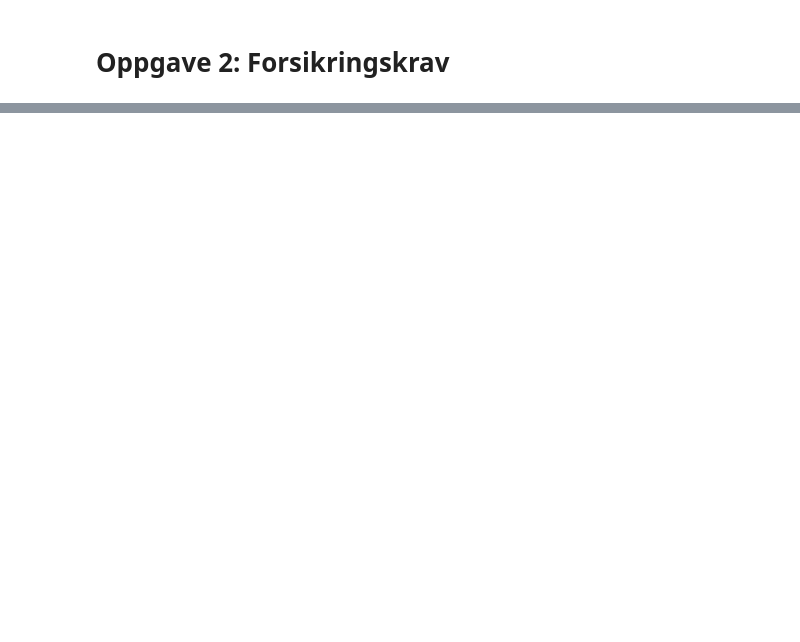
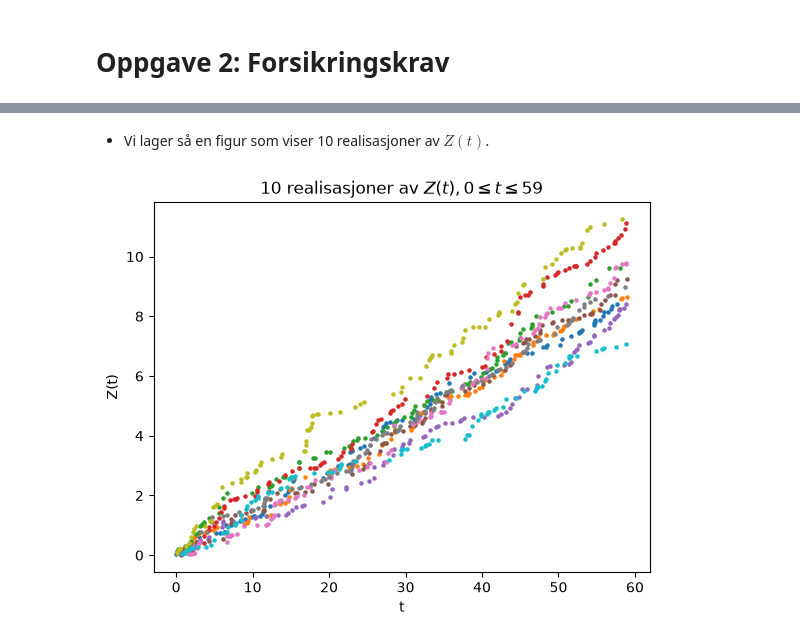
Before and after one commit to johannesStromberg1234/Prosjekt-Stokastisk-Modelering, a Jupyter notebook: oppgave_2.ipynb, the cells around one changed output, grey strips where cells are left out. Cells and saved outputs as stored; diff of their text form; code cells hidden in the pictures; blank space fills up the shorter version.

```diff
--- a/oppgave_2.ipynb
+++ b/oppgave_2.ipynb
@@ -82,0 +73,19 @@ Skriv beviset og beregningen av raten her.
+# %% [markdown]
+* Vi lager så en figur som viser 10 realisasjoner av $Z(t)$.
+# %%
+fig, ax = plt.subplots()
+for i in range(1, 11):
+    # A size of lam*2*t gives an expected total of twice the size of t.
+    sojourn_times = np.random.exponential(scale = 1/lam, size = int(lam*2*t))
+    event_times = np.cumsum(sojourn_times)
+    event_times = event_times[event_times <= 59]
+    claims = np.random.exponential(scale = 1/gamma, size = len(event_times))
+    total_claim = np.cumsum(claims)
+
+    ax.scatter(event_times, total_claim, s = 5)
+
+ax.set(title = r"10 realisasjoner av $Z(t), 0 \leq t \leq 59$", xlabel = "t", ylabel = "Z(t)")
+
+plt.show()
+# %% [output]
+[figure, added]
```
Also changed, not shown: parts of 22 cells of this notebook, 1 other file.
